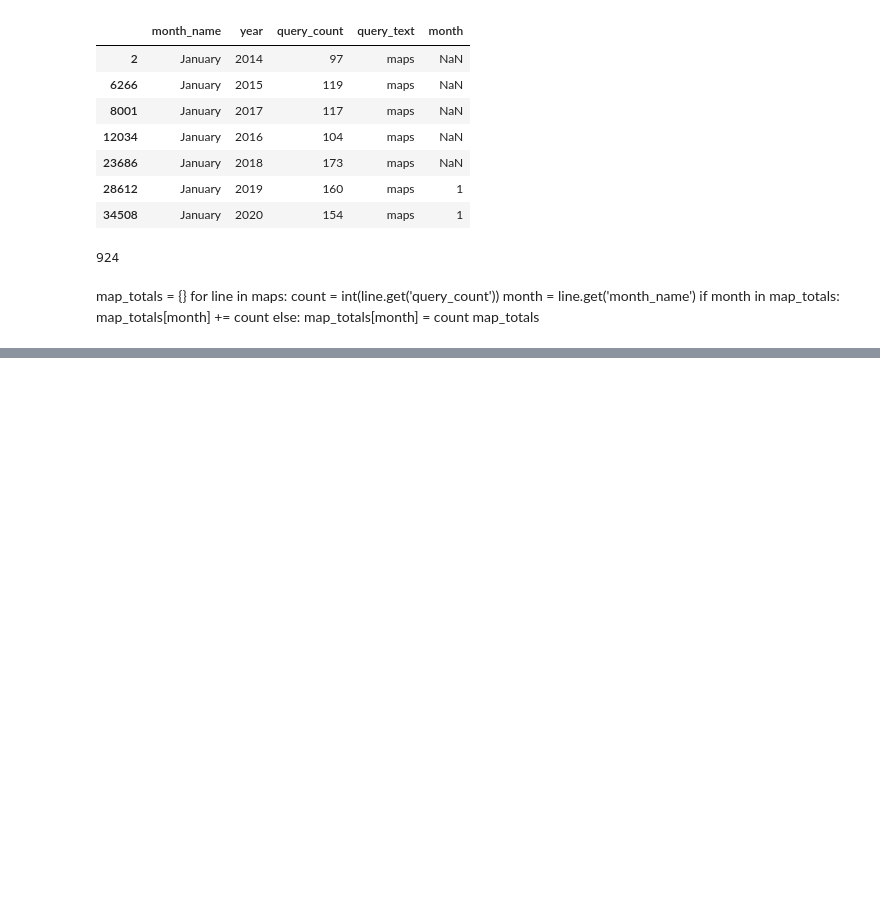
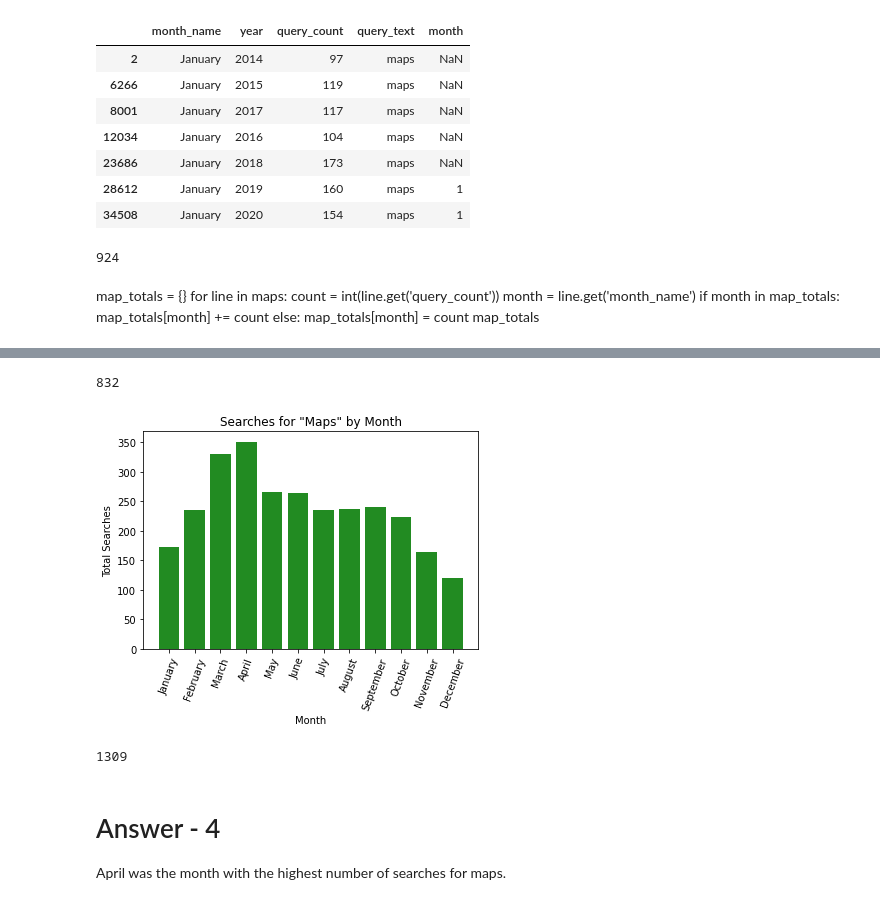
Before and after one commit to NSS-Data-Analytics-Cohort-6/socrata-api-caitbrown12, a Jupyter notebook: notebook/Socrata_API.ipynb, the cells around one changed output, grey strips where cells are left out. Drawn from its saved outputs; the diff is of its cells as text; code cells hidden in the pictures; blank space fills up the shorter version.

Commit message:
Completed through number 4 with visualization.

```diff
--- a/notebook/Socrata_API.ipynb
+++ b/notebook/Socrata_API.ipynb
@@ -318,0 +337,15 @@ map_totals
+# %%
+feb_total = February['query_count'].sum()
+print(feb_total)
+# %% [output]
+832
+# %%
+plt.bar(maps.month_name, maps.query_count, color='forestgreen')
+plt.xlabel('Month')
+plt.ylabel('Total Searches')
+plt.title('Searches for "Maps" by Month')
+plt.xticks(rotation = 70)
+plt.ticklabel_format(style='plain', axis='y');
+plt.show()
+# %% [output]
+[figure, added]
@@ -318,0 +354,5 @@ map_totals
+# %%
+apr_total = April['query_count'].sum()
+print(apr_total)
+# %% [output]
+1309
@@ -318,0 +361,3 @@ map_totals
+# %% [markdown]
+# Answer - 4
+April was the month with the highest number of searches for maps.
```
Also changed, not shown: parts of 5 cells of this notebook.
